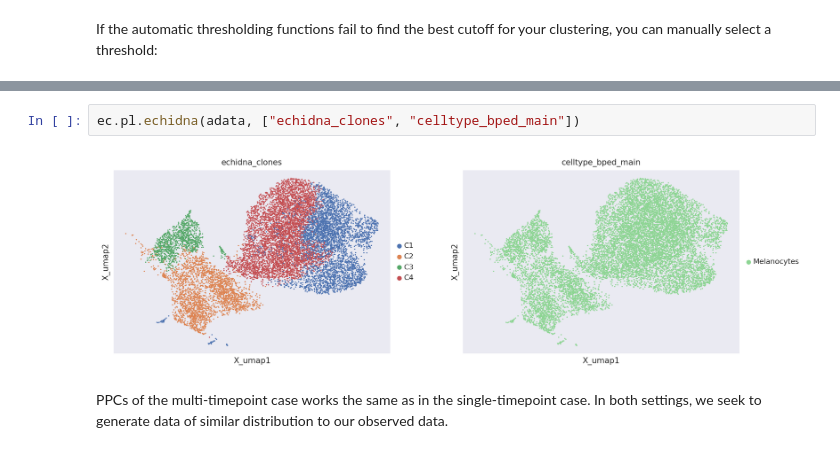
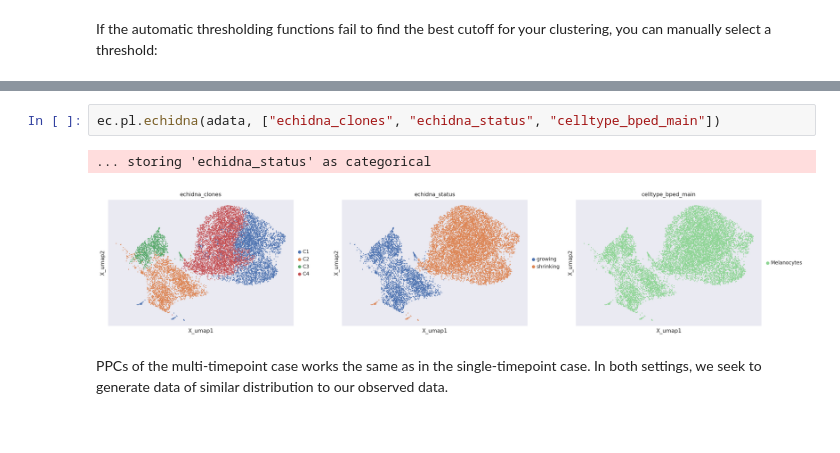
Before and after one commit to azizilab/echidna, a Jupyter notebook: examples/2-multi-timepoint.ipynb, the cells around one changed output, grey strips where cells are left out. Saved outputs shown, nothing was run; the diff lists cells and outputs as text.

Commit message:
Added clone status calculation

```diff
--- a/examples/2-multi-timepoint.ipynb
+++ b/examples/2-multi-timepoint.ipynb
@@ -93,7 +96,8 @@ ec.pl.dendrogram(adata)
 # %%
-ec.pl.echidna(adata, ["echidna_clones", "celltype_bped_main"])
+ec.pl.echidna(adata, ["echidna_clones", "echidna_status", "celltype_bped_main"])
 # %% [output]
+... storing 'echidna_status' as categorical
-[figure, old version]
+[figure, new version]
 # %% [markdown]
 PPCs of the multi-timepoint case works the same as in the single-timepoint case. In both settings, we seek to generate data of similar distribution to our observed data.
 # %%
```
Also changed, not shown: parts of 6 cells of this notebook, 2 other files.
